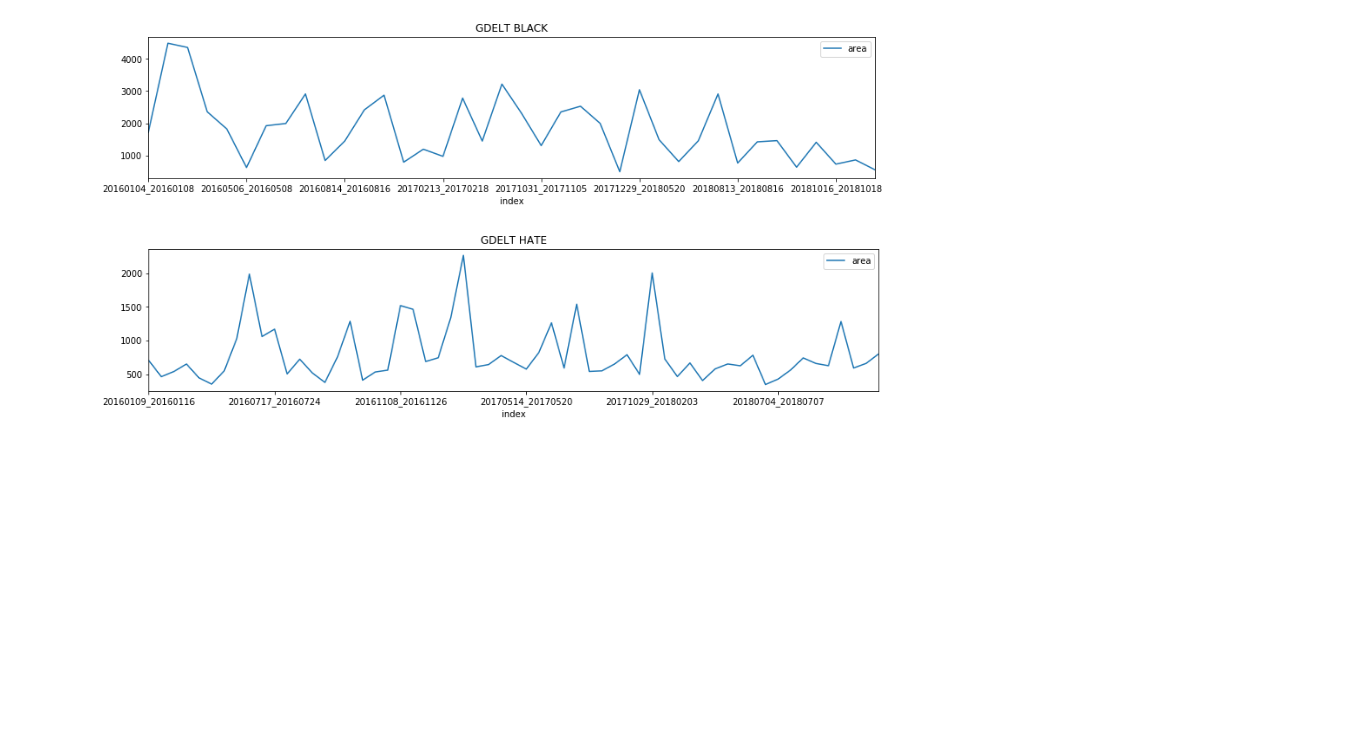
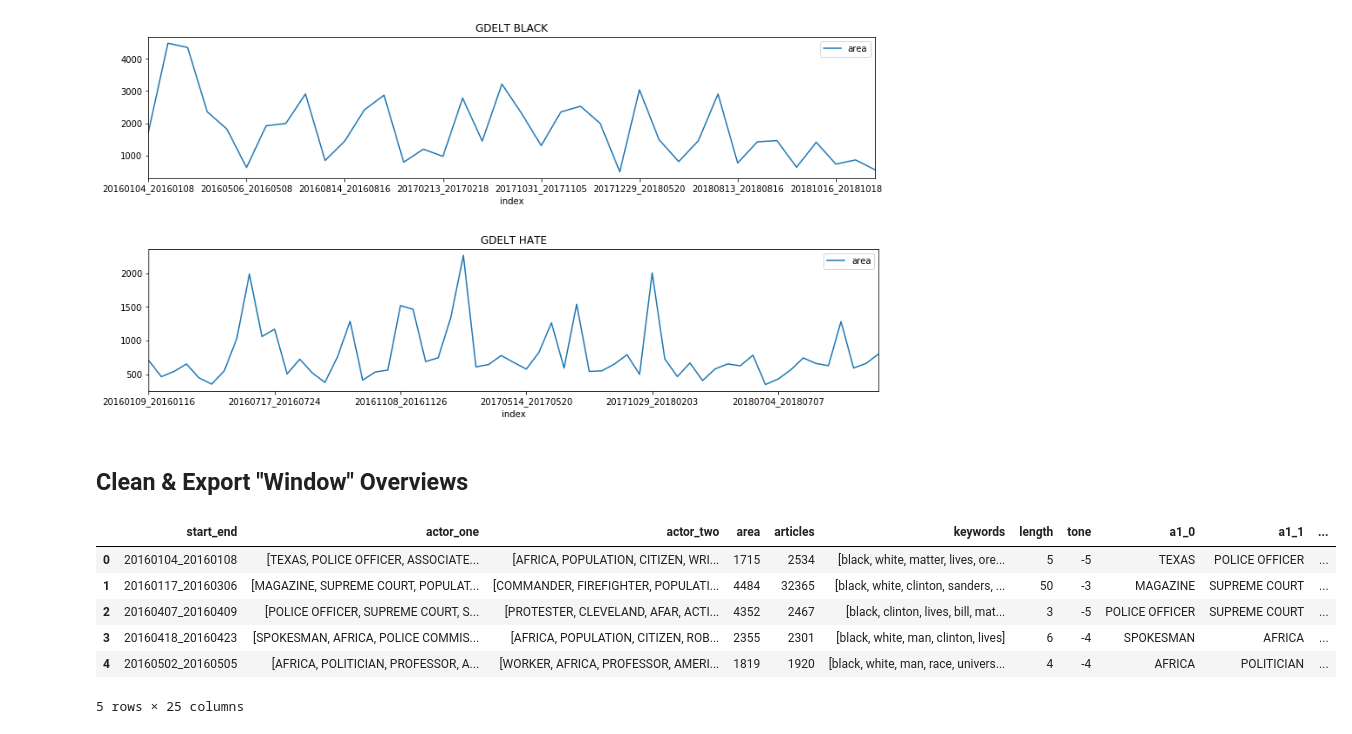
Before and after one commit to Jwmazzi/media_research, a Jupyter notebook: planning/GDELT Overview.ipynb, the cells around one changed output. Cells and saved outputs as stored; diff of their text form; code cells hidden in the pictures; blank space fills up the shorter version.

```diff
--- a/planning/GDELT Overview.ipynb
+++ b/planning/GDELT Overview.ipynb
@@ -56,24 +63,40 @@ for target in ['black', 'hate']:
 # %% [output]
 [figure]
 [figure]
+# %% [markdown]
+## Clean & Export "Window" Overviews
 # %%
 events = json.load(open('gdelt_black.json'.format(target), 'rb'))
 df = pd.DataFrame.from_dict(events).transpose()
 
 a_1 = df['actor_one'].apply(pd.Series)
 a_1 = a_1.rename(columns = lambda x : 'a1_' + str(x))
 df  = pd.concat([df[:], a_1[:]], axis=1)
 
 a_2 = df['actor_two'].apply(pd.Series)
 a_2 = a_2.rename(columns = lambda x : 'a2_' + str(x))
 df  = pd.concat([df[:], a_2[:]], axis=1)
 
 keys = df['keywords'].apply(pd.Series)
 keys = keys.rename(columns = lambda x : 'k_' + str(x))
 df  = pd.concat([df[:], keys[:]], axis=1)
 
+df.reset_index(inplace=True)
+df.rename(index=str, columns={"index": "start_end"}, inplace=True)
+
+df['start'] = df['start_end'].apply(lambda x: x[:8])
+df['end']   = df['start_end'].apply(lambda x: x[-8:])
+
 df.to_csv('./gdelt_black.csv')
 df.head()
+# %% [output]
+|  | start_end | actor_one | actor_two | area | articles | keywords | length | tone | a1_0 | a1_1 | ... |
+| 0 | 20160104_20160108 | [TEXAS, POLICE OFFICER, ASSOCIATE... | [AFRICA, POPULATION, CITIZEN, WRI... | 1715 | 2534 | [black, white, matter, lives, ore... | 5 | -5 | TEXAS | POLICE OFFICER | ... |
+| 1 | 20160117_20160306 | [MAGAZINE, SUPREME COURT, POPULAT... | [COMMANDER, FIREFIGHTER, POPULATI... | 4484 | 32365 | [black, white, clinton, sanders, ... | 50 | -3 | MAGAZINE | SUPREME COURT | ... |
+| 2 | 20160407_20160409 | [POLICE OFFICER, SUPREME COURT, S... | [PROTESTER, CLEVELAND, AFAR, ACTI... | 4352 | 2467 | [black, clinton, lives, bill, mat... | 3 | -5 | POLICE OFFICER | SUPREME COURT | ... |
+| 3 | 20160418_20160423 | [SPOKESMAN, AFRICA, POLICE COMMIS... | [AFRICA, POPULATION, CITIZEN, ROB... | 2355 | 2301 | [black, white, man, clinton, lives] | 6 | -4 | SPOKESMAN | AFRICA | ... |
+| 4 | 20160502_20160505 | [AFRICA, POLITICIAN, PROFESSOR, A... | [WORKER, AFRICA, PROFESSOR, AMERI... | 1819 | 1920 | [black, white, man, race, univers... | 4 | -4 | AFRICA | POLITICIAN | ... |
+5 rows × 25 columns
 # %%
 events = json.load(open('gdelt_hate.json'.format(target), 'rb'))
 df = pd.DataFrame.from_dict(events).transpose()
```
Also changed, not shown: parts of 6 cells of this notebook, 12 other files.
